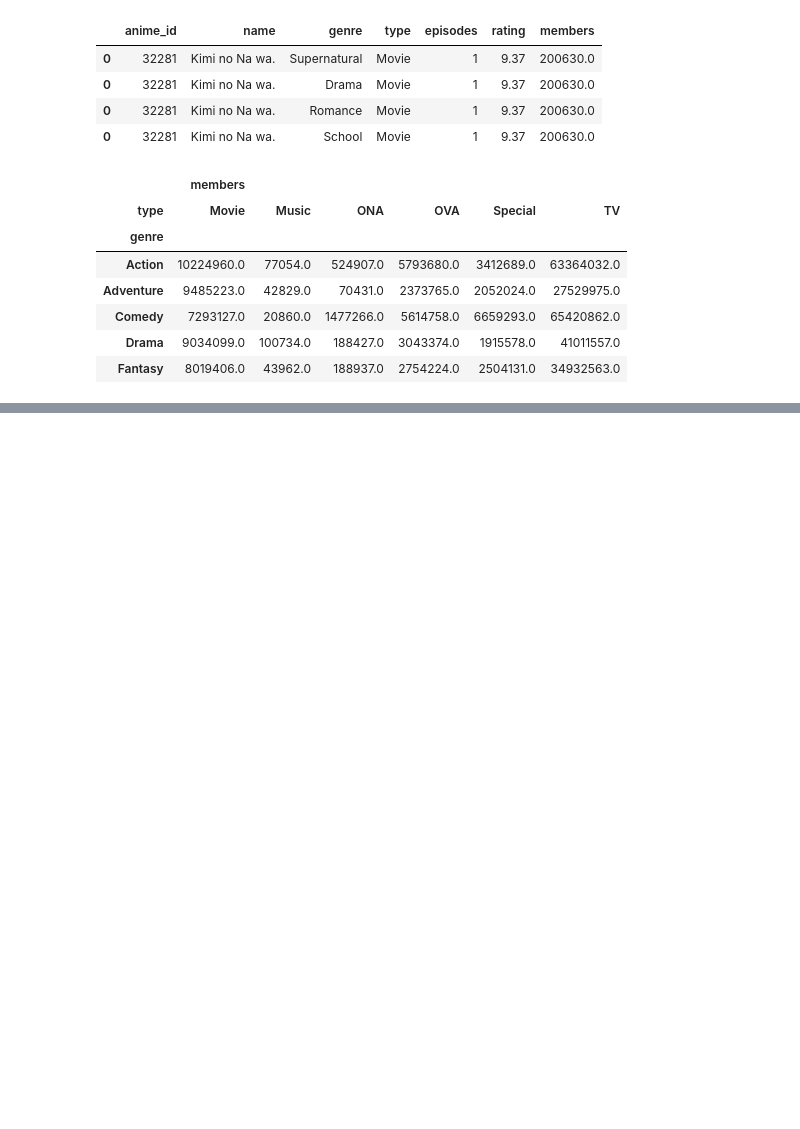
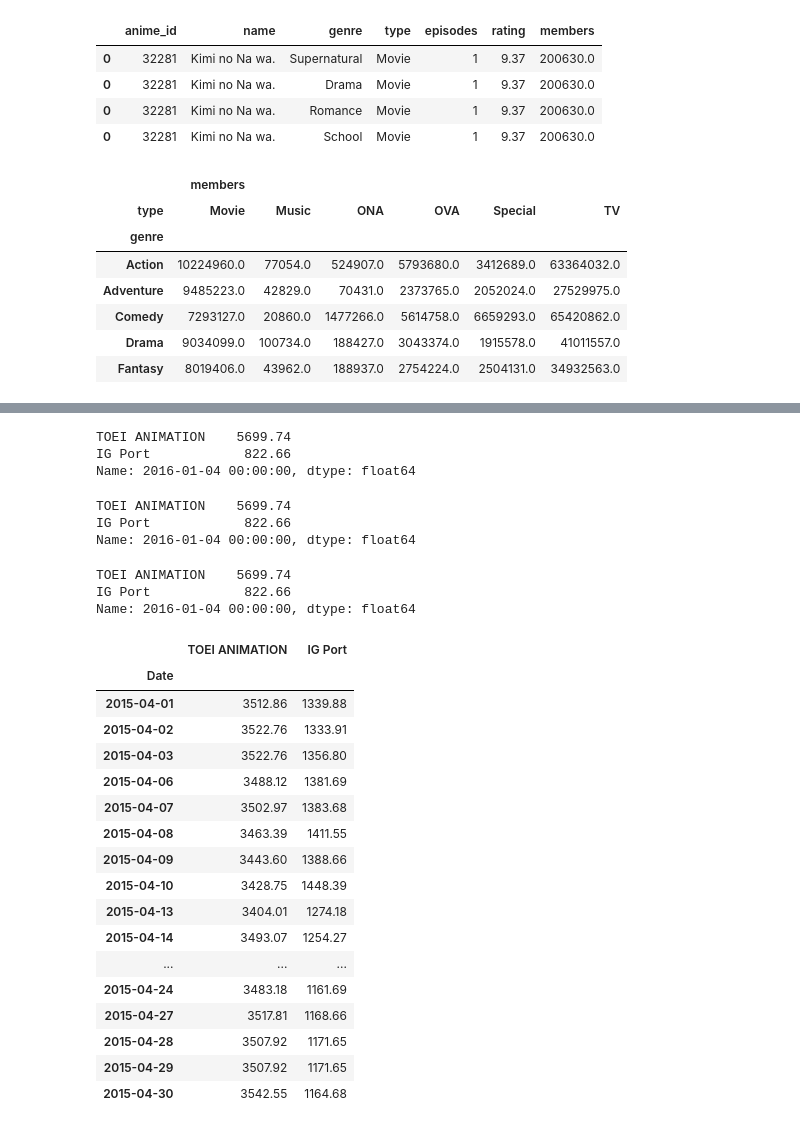
Before and after one commit to yukimura1227/trainings, a Jupyter notebook: pandas_sample/pandas_sample.ipynb, the cells around one changed output, grey strips where cells are left out. Drawn from its saved outputs; the diff is of its cells as text; code cells hidden in the pictures; blank space fills up the shorter version.

```diff
--- a/pandas_sample/pandas_sample.ipynb
+++ b/pandas_sample/pandas_sample.ipynb
@@ -754,0 +904,45 @@ df2.pivot_table(index='genre',columns='type',values=['members'],aggfunc=np.sum).
+# %%
+# DatetimeIndexのインデクサにはdatetime型と文字列型の両方を指定可能
+
+# datetime型で指定する例
+stock_df.loc[datetime(2016, 1, 4)]
+# %% [output]
+TOEI ANIMATION    5699.74
+IG Port            822.66
+Name: 2016-01-04 00:00:00, dtype: float64
+# %%
+# 文字列型で指定する場合　その１
+stock_df.loc['2016-01-04']
+# %% [output]
+TOEI ANIMATION    5699.74
+IG Port            822.66
+Name: 2016-01-04 00:00:00, dtype: float64
+# %%
+# 文字列型で指定する場合　その２
+stock_df.loc['Jan-04-2016']
+# %% [output]
+TOEI ANIMATION    5699.74
+IG Port            822.66
+Name: 2016-01-04 00:00:00, dtype: float64
+# %%
+# 特定の年の特定月を指定するといったことも可能
+stock_df.loc['2015-04']
+# %% [output]
+|  | TOEI ANIMATION | IG Port |
+| Date |  |  |
+| 2015-04-01 | 3512.86 | 1339.88 |
+| 2015-04-02 | 3522.76 | 1333.91 |
+| 2015-04-03 | 3522.76 | 1356.80 |
+| 2015-04-06 | 3488.12 | 1381.69 |
+| 2015-04-07 | 3502.97 | 1383.68 |
+| 2015-04-08 | 3463.39 | 1411.55 |
+| 2015-04-09 | 3443.60 | 1388.66 |
+| 2015-04-10 | 3428.75 | 1448.39 |
+| 2015-04-13 | 3404.01 | 1274.18 |
+| 2015-04-14 | 3493.07 | 1254.27 |
+| ... | ... | ... |
+| 2015-04-24 | 3483.18 | 1161.69 |
+| 2015-04-27 | 3517.81 | 1168.66 |
+| 2015-04-28 | 3507.92 | 1171.65 |
+| 2015-04-29 | 3507.92 | 1171.65 |
+| 2015-04-30 | 3542.55 | 1164.68 |
```
Also changed, not shown: parts of 14 cells of this notebook.
